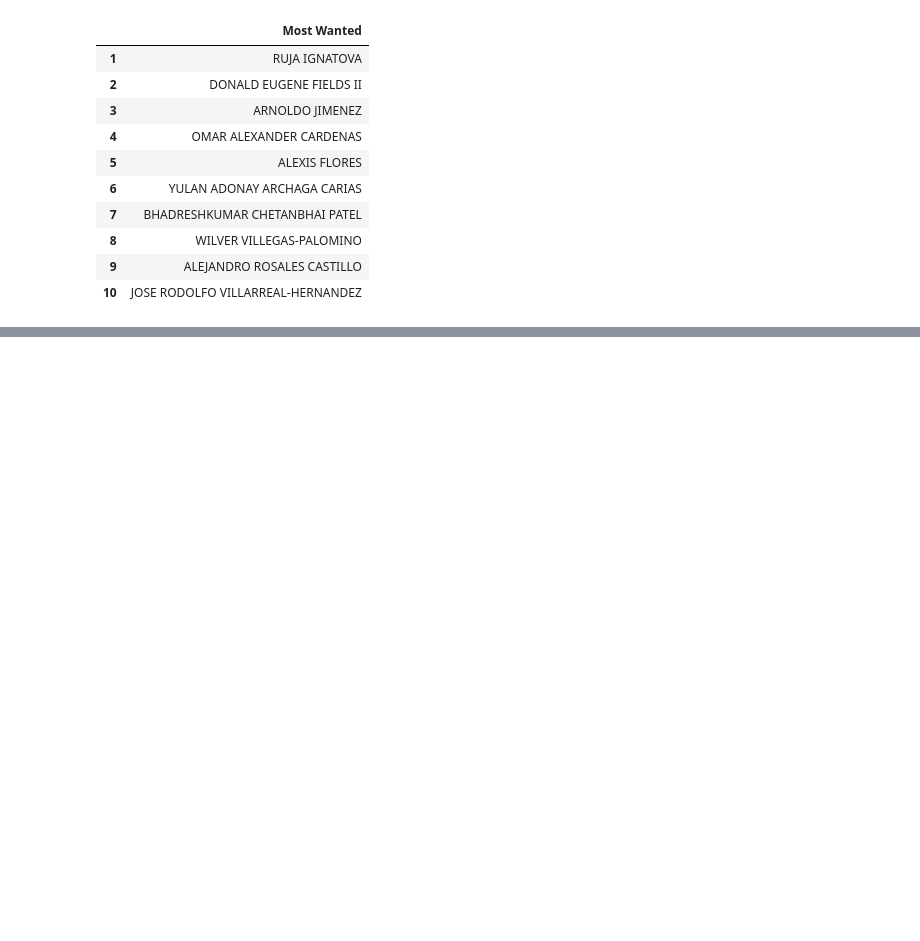
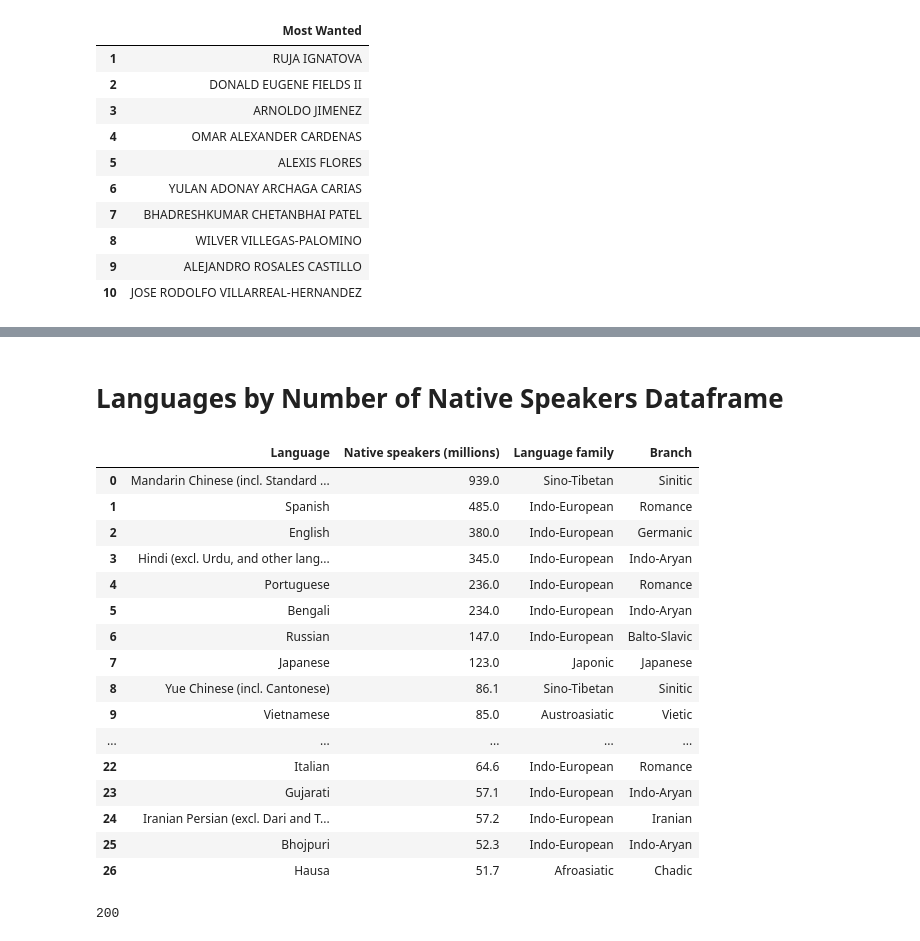
Before and after one commit to Rozayf/lab-web-scraping-single-page, a Jupyter notebook: Lab6.01&6.02.ipynb, the cells around one changed output, grey strips where cells are left out. Cells and saved outputs as stored; diff of their text form; code cells hidden in the pictures; blank space fills up the shorter version.

```diff
--- a/Lab6.01&6.02.ipynb
+++ b/Lab6.01&6.02.ipynb
@@ -397,0 +403,3 @@ Most_wanted
+# %%
+response4 = requests.get(url4)
+response4.status_code
@@ -397,0 +408,2 @@ Most_wanted
+# %%
+soup4 = BeautifulSoup(response4.content, "html.parser")
@@ -397,0 +436,2 @@ Most_wanted
+# %%
+indiatable2=soup4.find('table',{'class':"wikitable"})
@@ -397,0 +458,26 @@ Most_wanted
+# %%
+df=pd.read_html(str(indiatable2))
+# convert list to dataframe
+languages=pd.DataFrame(df[0])
+# %% [markdown]
+# Languages by Number of Native Speakers Dataframe
+# %%
+languages
+# %% [output]
+|  | Language | Native speakers (millions) | Language family | Branch |
+| 0 | Mandarin Chinese (incl. Standard ... | 939.0 | Sino-Tibetan | Sinitic |
+| 1 | Spanish | 485.0 | Indo-European | Romance |
+| 2 | English | 380.0 | Indo-European | Germanic |
+| 3 | Hindi (excl. Urdu, and other lang... | 345.0 | Indo-European | Indo-Aryan |
+| 4 | Portuguese | 236.0 | Indo-European | Romance |
+| 5 | Bengali | 234.0 | Indo-European | Indo-Aryan |
+| 6 | Russian | 147.0 | Indo-European | Balto-Slavic |
+| 7 | Japanese | 123.0 | Japonic | Japanese |
+| 8 | Yue Chinese (incl. Cantonese) | 86.1 | Sino-Tibetan | Sinitic |
+| 9 | Vietnamese | 85.0 | Austroasiatic | Vietic |
+| ... | ... | ... | ... | ... |
+| 22 | Italian | 64.6 | Indo-European | Romance |
+| 23 | Gujarati | 57.1 | Indo-European | Indo-Aryan |
+| 24 | Iranian Persian (excl. Dari and T... | 57.2 | Indo-European | Iranian |
+| 25 | Bhojpuri | 52.3 | Indo-European | Indo-Aryan |
+| 26 | Hausa | 51.7 | Afroasiatic | Chadic |
@@ -397,0 +488,5 @@ Most_wanted
+# %%
+response5 = requests.get(url5)
+response5.status_code
+# %% [output]
+200
```
Also changed, not shown: parts of 26 cells of this notebook.
